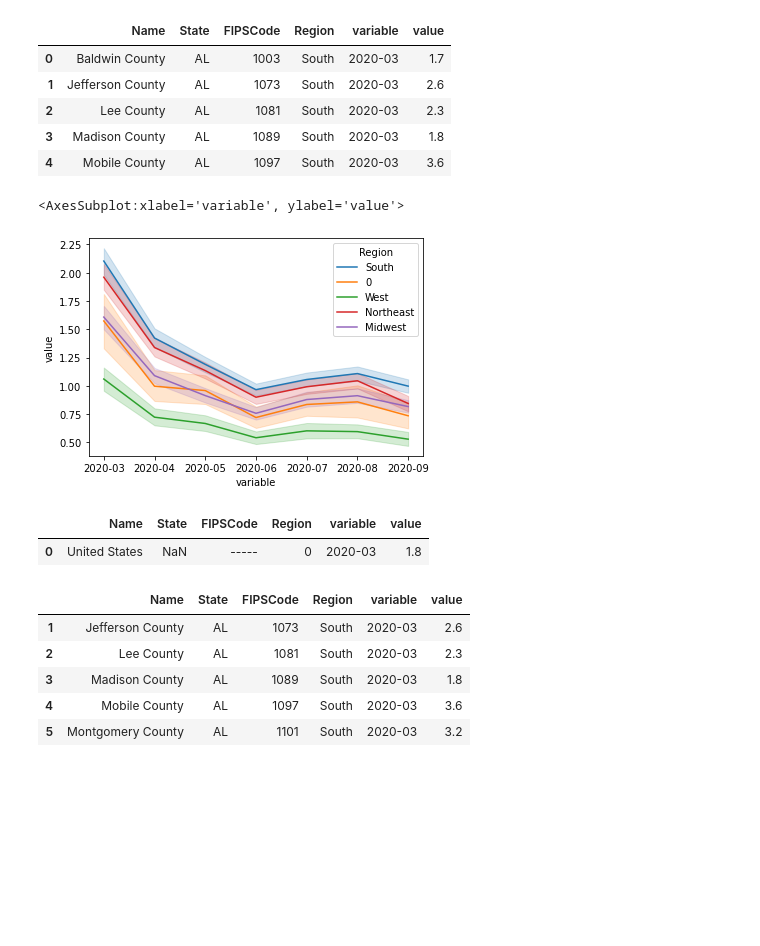
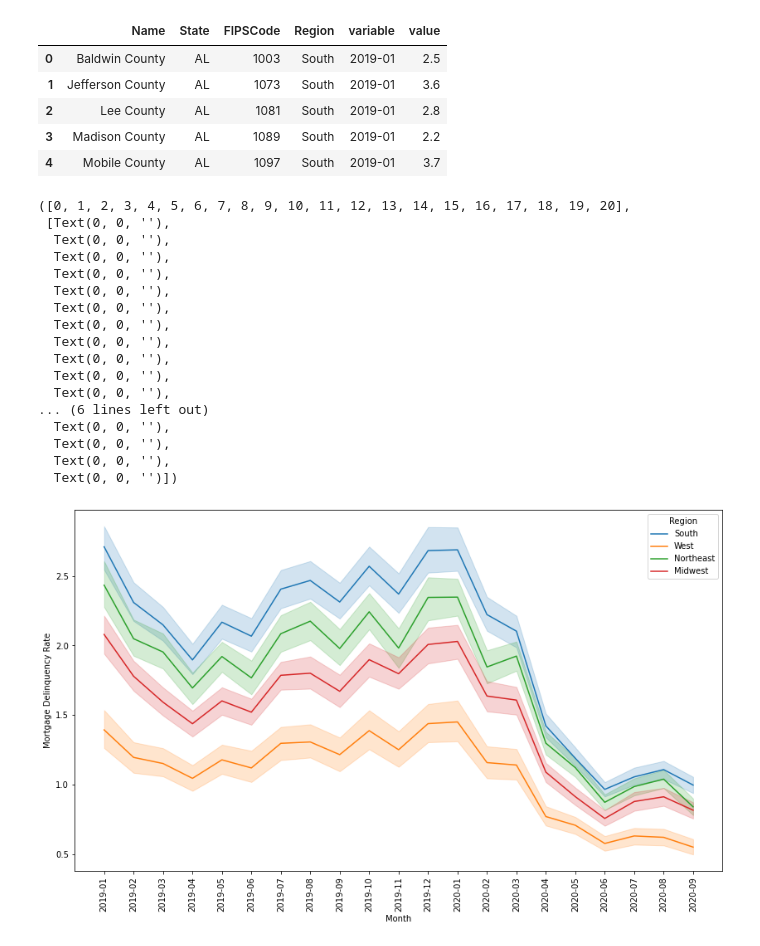
Before and after one commit to jamilao/housing-and-covid19, a Jupyter notebook: notebooks/MortgageDataProcessing.ipynb, the cells around one changed output. Drawn from its saved outputs; the diff is of its cells as text; code cells hidden in the pictures; blank space fills up the shorter version.

Commit message:
more mortgage processing

```diff
--- a/notebooks/MortgageDataProcessing.ipynb
+++ b/notebooks/MortgageDataProcessing.ipynb
@@ -15,7 +15,7 @@ interim_mortgage_file = interim_data_dir / "CountyMortgagesPercent-30-89DaysLate
 interim_msa_file = interim_data_dir / "cbsatocountycrosswalk.csv"
 # %%
 mortgage_delinq_df = pd.read_csv(interim_mortgage_file)
-mortgage_delinq_df = pd.concat([mortgage_delinq_df.iloc[:,0:4],mortgage_delinq_df.iloc[:,-7:]],axis = 1)
+mortgage_delinq_df = pd.concat([mortgage_delinq_df.iloc[:,0:4],mortgage_delinq_df.iloc[:,-21:]],axis = 1)
 mortgage_delinq_df = mortgage_delinq_df[mortgage_delinq_df['State'].notna()]
 mortgage_delinq_df['FIPSCode'] = mortgage_delinq_df['FIPSCode'].str.replace("'",'')
 mortgage_delinq_df['FIPSCode'] = mortgage_delinq_df['FIPSCode'].astype(int)
@@ -46,7 +47,7 @@ mortgage_delinq_df = pd.merge(mortgage_delinq_df,
 # %%
-northeast = ["PA", "VT", "ME", "RI", "NY", "CT", "NH", "ME", "NJ"]
+northeast = ["PA", "VT", "ME", "RI", "NY", "CT", "NH", "ME", "NJ", "MA"]
 midwest = ["OH", "IN", "IL", "MI", "WI", "MO", "IA", "MN", "KS", "NE", "SD", "ND"]
-west = ["WA", "OR", "CA", "NV", "ID", "MT", "WY", "CO", "NM"]
+west = ["WA", "OR", "CA", "NV", "ID", "MT", "WY", "CO", "NM", "AZ", "UT", "AK", "HI"]
 south = ["MD", "DE", "DC", "WV", "VA", "NC", "KY", "TN", "SC", "GA", "FL", "AL", "MS", "AR", "LA", "OK", "TX"]
 
 conditions = [
@@ -74,38 +75,42 @@ mortgage_delinq_df.to_csv(r'mortgage.csv', index = False)
 # %%
 df_melted = mortgage_delinq_df.reset_index().melt(id_vars=['Name', "State", "FIPSCode", "Region"],
-                                                  value_vars=['2020-03',
-                                                                                            '2020-04',
-                                                                                            '2020-05',
-                                                                                            '2020-06',
-                                                                                            '2020-07',
-                                                                                            '2020-08',
-                                                                                            '2020-09'])
+                                                  value_vars=['2019-01','2019-02','2019-03',
+                                                              '2019-04','2019-05','2019-06',
+                                                              '2019-07','2019-08','2019-09',
+                                                              '2019-10','2019-11','2019-12',
+                                                              '2020-01','2020-02','2020-03',
+                                                              '2020-04','2020-05','2020-06',
+                                                              '2020-07','2020-08','2020-09'])
 df_melted.head()
 # %% [output]
 |  | Name | State | FIPSCode | Region | variable | value |
-| 0 | Baldwin County | AL | 1003 | South | 2020-03 | 1.7 |
-| 1 | Jefferson County | AL | 1073 | South | 2020-03 | 2.6 |
-| 2 | Lee County | AL | 1081 | South | 2020-03 | 2.3 |
-| 3 | Madison County | AL | 1089 | South | 2020-03 | 1.8 |
-| 4 | Mobile County | AL | 1097 | South | 2020-03 | 3.6 |
+| 0 | Baldwin County | AL | 1003 | South | 2019-01 | 2.5 |
+| 1 | Jefferson County | AL | 1073 | South | 2019-01 | 3.6 |
+| 2 | Lee County | AL | 1081 | South | 2019-01 | 2.8 |
+| 3 | Madison County | AL | 1089 | South | 2019-01 | 2.2 |
+| 4 | Mobile County | AL | 1097 | South | 2019-01 | 3.7 |
 # %%
-sns.lineplot(data=df_melted, x="variable", y="value", hue = "Region")
+plt.figure(figsize = (14,8))
+ax = sns.lineplot(data=df_melted, x="variable", y="value", hue = "Region")
+ax.set(xlabel="Month", ylabel = "Mortgage Delinquency Rate")
+plt.xticks(rotation=90)
 # %% [output]
-<AxesSubplot:xlabel='variable', ylabel='value'>
+([0, 1, 2, 3, 4, 5, 6, 7, 8, 9, 10, 11, 12, 13, 14, 15, 16, 17, 18, 19, 20],
+ [Text(0, 0, ''),
+  Text(0, 0, ''),
+  Text(0, 0, ''),
+  Text(0, 0, ''),
+  Text(0, 0, ''),
+  Text(0, 0, ''),
+  Text(0, 0, ''),
+  Text(0, 0, ''),
+  Text(0, 0, ''),
+  Text(0, 0, ''),
+  Text(0, 0, ''),
+... (6 lines left out)
+  Text(0, 0, ''),
+  Text(0, 0, ''),
+  Text(0, 0, ''),
+  Text(0, 0, '')])
-[figure, old version]
+[figure, new version]
-# %%
-df_melted.loc[[0]]
-# %% [output]
-|  | Name | State | FIPSCode | Region | variable | value |
-| 0 | United States | NaN | ----- | 0 | 2020-03 | 1.8 |
-# %%
-df_states = df_melted.iloc[1:, :]
-df_states.head()
-# %% [output]
-|  | Name | State | FIPSCode | Region | variable | value |
-| 1 | Jefferson County | AL | 1073 | South | 2020-03 | 2.6 |
-| 2 | Lee County | AL | 1081 | South | 2020-03 | 2.3 |
-| 3 | Madison County | AL | 1089 | South | 2020-03 | 1.8 |
-| 4 | Mobile County | AL | 1097 | South | 2020-03 | 3.6 |
-| 5 | Montgomery County | AL | 1101 | South | 2020-03 | 3.2 |
 # %%
```
Also changed, not shown: parts of 10 cells of this notebook.
